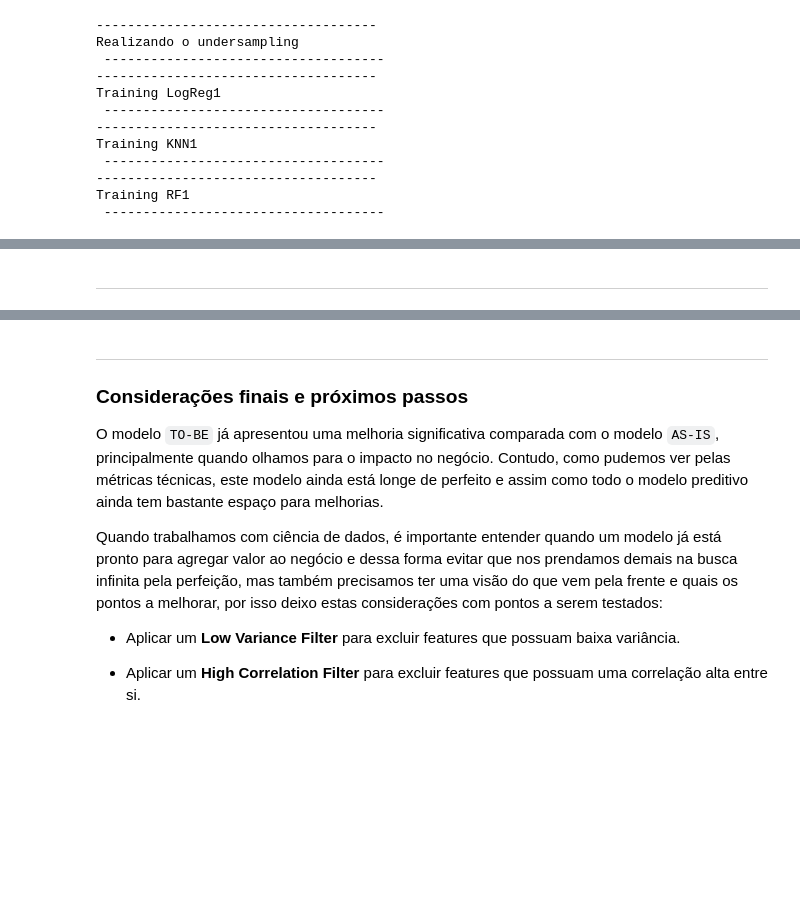
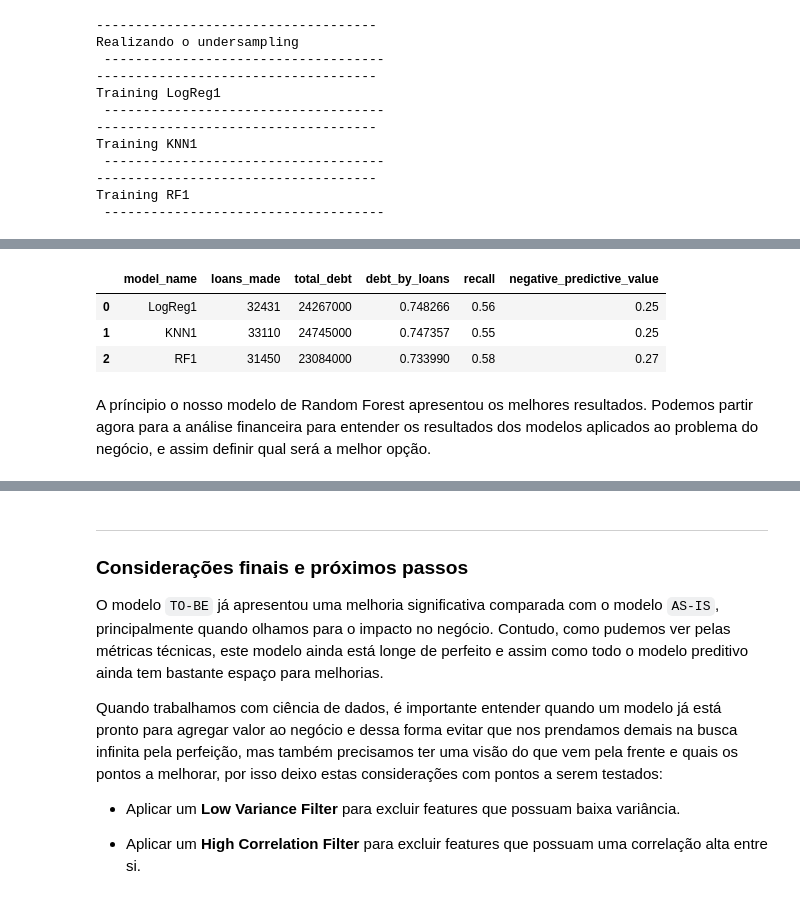
Before and after one commit to gasp37/credit-project, a Jupyter notebook: src/credit-project.ipynb, the cells around one changed output, grey strips where cells are left out. Saved outputs shown, nothing was run; the diff lists cells and outputs as text; code cells hidden in the pictures; blank space fills up the shorter version.

```diff
--- a/src/credit-project.ipynb
+++ b/src/credit-project.ipynb
@@ -605,2 +615,0 @@ models_metrics
-# %% [markdown]
----
@@ -606,0 +627,10 @@ models_metrics
+# %%
+test_results = pd.DataFrame(models_results)[["model_name", "loans_made", "total_debt", "debt_by_loans", "recall", "negative_predictive_value"]]
+test_results
+# %% [output]
+|  | model_name | loans_made | total_debt | debt_by_loans | recall | negative_predictive_value |
+| 0 | LogReg1 | 32431 | 24267000 | 0.748266 | 0.56 | 0.25 |
+| 1 | KNN1 | 33110 | 24745000 | 0.747357 | 0.55 | 0.25 |
+| 2 | RF1 | 31450 | 23084000 | 0.733990 | 0.58 | 0.27 |
+# %% [markdown]
+A príncipio o nosso modelo de Random Forest apresentou os melhores resultados. Podemos partir agora para a análise financeira para entender os resultados dos modelos aplicados ao problema do negócio, e assim definir qual será a melhor opção.
```
Also changed, not shown: parts of 28 cells of this notebook.
